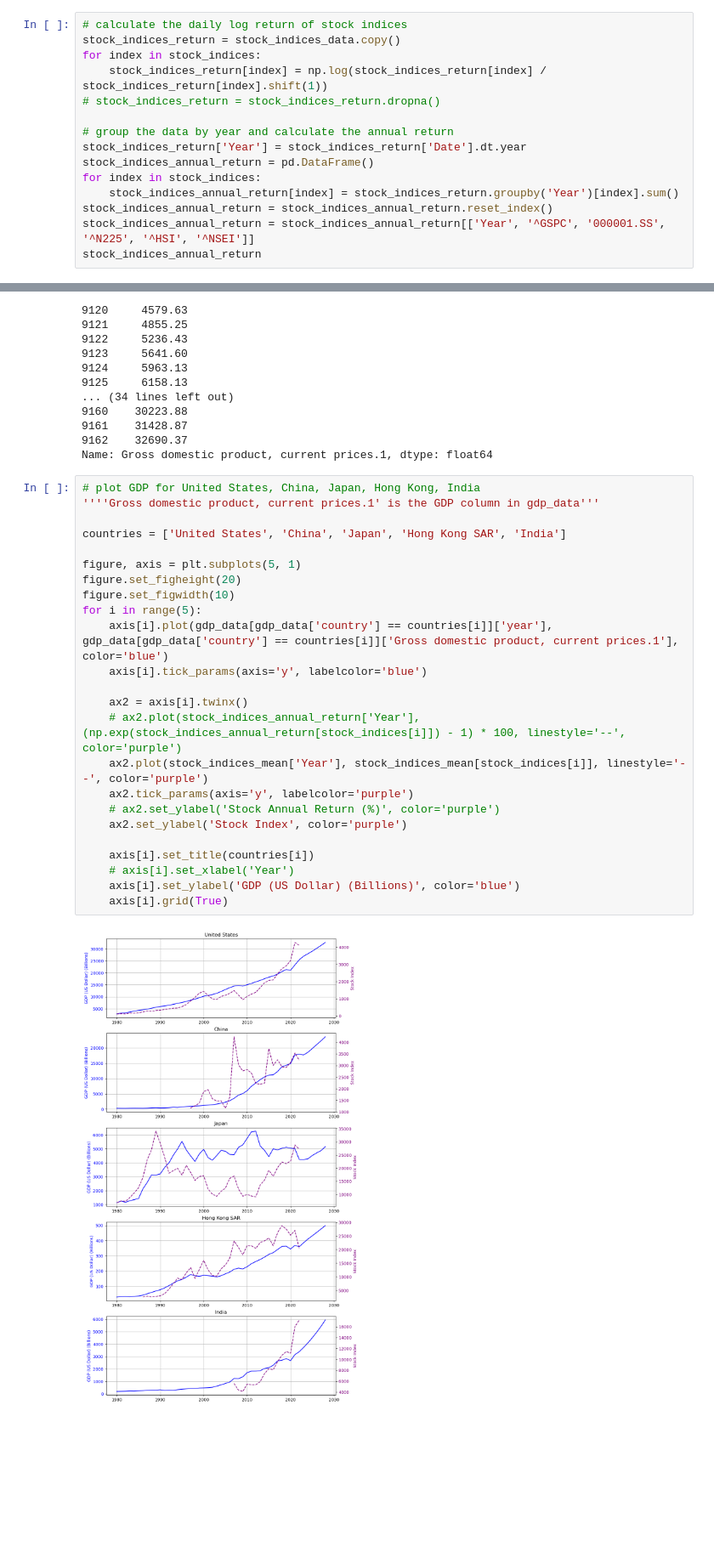
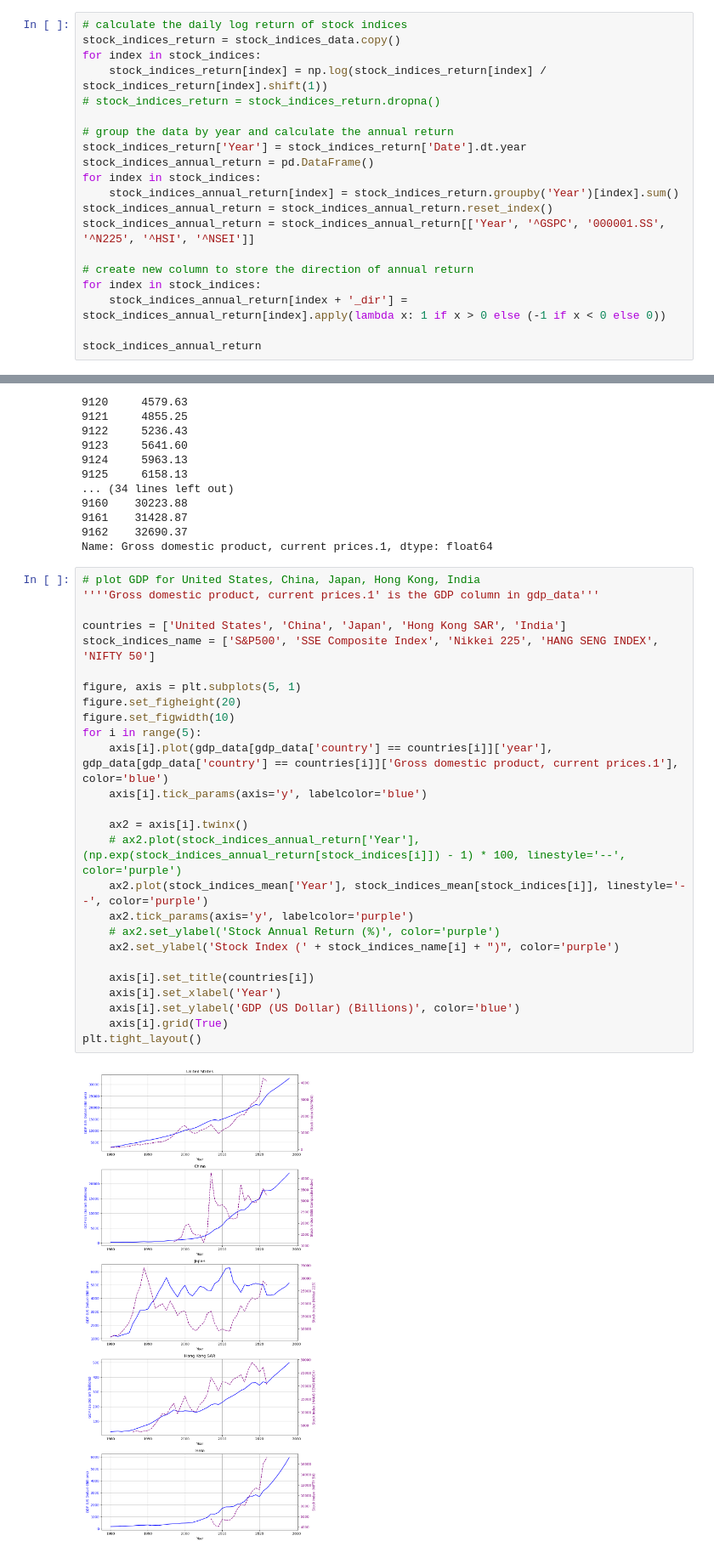
Before and after one commit to gjm826f8/NUS-CS5346-Group-8-Project, a Jupyter notebook: Stock_Indix_Plot.ipynb, the cells around one changed output, grey strips where cells are left out. Shown at 85% size. Saved outputs shown, nothing was run; the diff lists cells and outputs as text; blank space fills up the shorter version.

Commit message:
GDP vs Stock Index Data Vis Update

```diff
--- a/Stock_Indix_Plot.ipynb
+++ b/Stock_Indix_Plot.ipynb
@@ -71,5 +71,10 @@ for index in stock_indices:
     stock_indices_annual_return[index] = stock_indices_return.groupby('Year')[index].sum()
 stock_indices_annual_return = stock_indices_annual_return.reset_index()
 stock_indices_annual_return = stock_indices_annual_return[['Year', '^GSPC', '000001.SS', '^N225', '^HSI', '^NSEI']]
+
+# create new column to store the direction of annual return
+for index in stock_indices:
+    stock_indices_annual_return[index + '_dir'] = stock_indices_annual_return[index].apply(lambda x: 1 if x > 0 else (-1 if x < 0 else 0))
+
 stock_indices_annual_return
 # %% [output]
@@ -142,29 +147,31 @@ Name: Gross domestic product, current prices.1, dtype: float64
 # %%
 # plot GDP for United States, China, Japan, Hong Kong, India
 ''''Gross domestic product, current prices.1' is the GDP column in gdp_data'''
 
 countries = ['United States', 'China', 'Japan', 'Hong Kong SAR', 'India']
+stock_indices_name = ['S&P500', 'SSE Composite Index', 'Nikkei 225', 'HANG SENG INDEX', 'NIFTY 50']
 
 figure, axis = plt.subplots(5, 1)
 figure.set_figheight(20)
 figure.set_figwidth(10)
 for i in range(5):
     axis[i].plot(gdp_data[gdp_data['country'] == countries[i]]['year'], gdp_data[gdp_data['country'] == countries[i]]['Gross domestic product, current prices.1'], color='blue')
     axis[i].tick_params(axis='y', labelcolor='blue')
 
     ax2 = axis[i].twinx()
     # ax2.plot(stock_indices_annual_return['Year'], (np.exp(stock_indices_annual_return[stock_indices[i]]) - 1) * 100, linestyle='--', color='purple')
     ax2.plot(stock_indices_mean['Year'], stock_indices_mean[stock_indices[i]], linestyle='--', color='purple')
     ax2.tick_params(axis='y', labelcolor='purple')
     # ax2.set_ylabel('Stock Annual Return (%)', color='purple')
-    ax2.set_ylabel('Stock Index', color='purple')
+    ax2.set_ylabel('Stock Index (' + stock_indices_name[i] + ")", color='purple')
 
     axis[i].set_title(countries[i])
-    # axis[i].set_xlabel('Year')
+    axis[i].set_xlabel('Year')
     axis[i].set_ylabel('GDP (US Dollar) (Billions)', color='blue')
     axis[i].grid(True)
+plt.tight_layout()
 # %% [output]
-[figure, old version]
+[figure, new version]
 # %%
 # plot GDP per capita for United States, China, Japan, Hong Kong, India
 '''Gross domestic product per capita, current prices.1' is the GDP per capita column in gdp_data'''
```
Also changed, not shown: parts of 9 cells of this notebook.
